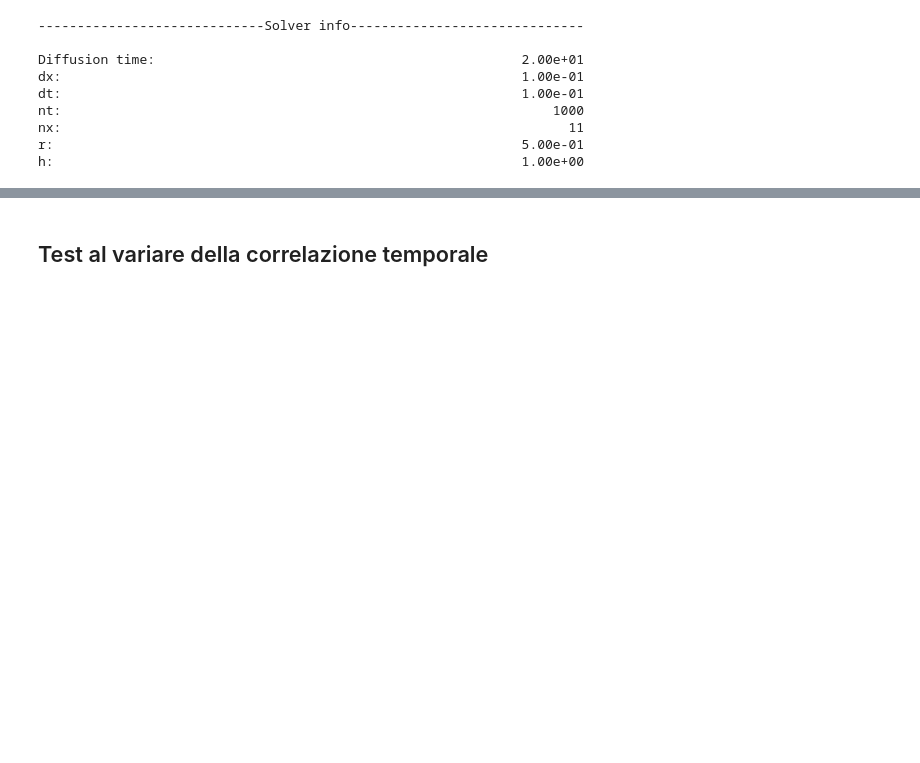
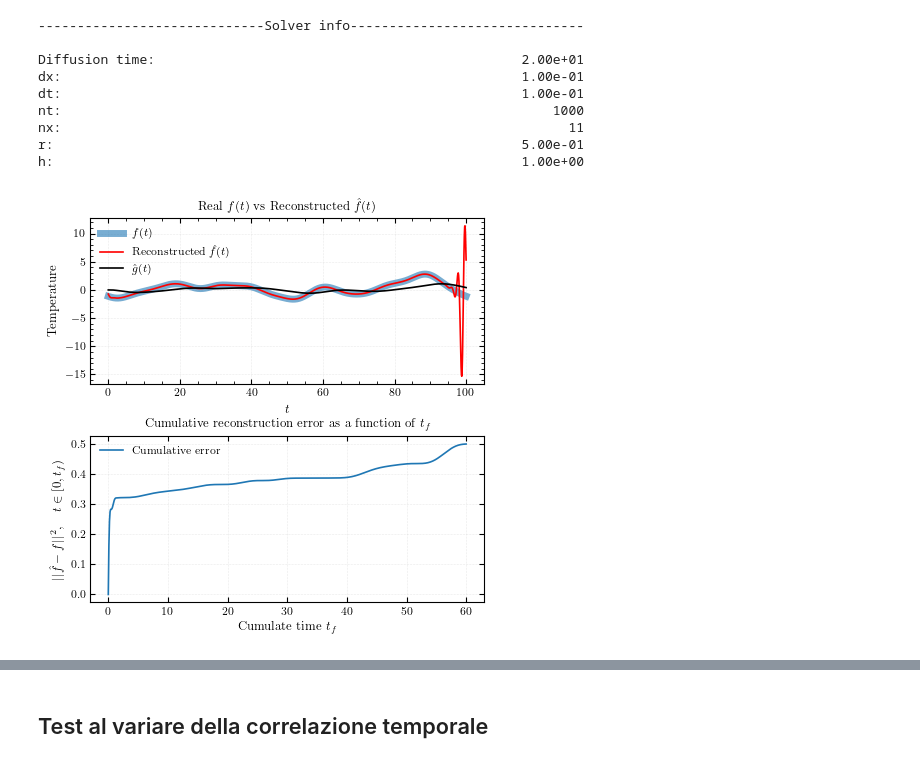
Before and after one commit to Sparisi01/RPM_implementation, a Jupyter notebook: test_tikhonov.ipynb, the cells around one changed output, grey strips where cells are left out. Cells and saved outputs as stored; diff of their text form; code cells hidden in the pictures; blank space fills up the shorter version.

```diff
--- a/test_tikhonov.ipynb
+++ b/test_tikhonov.ipynb
@@ -6,6 +6,41 @@ from src.heat1D_crank_nicolson_solver import Heat1DCrankNicolson
 
 plt.style.use("styles/plots.mplstyle")
 np.random.seed(42)
+# %%
+def reconstruction_error_plot(f,g,f_rec, t_array, n_cut = None):
+
+    nt = np.size(t_array)
+
+    if n_cut is None or n_cut == 0:
+        n_cut = 1
+
+    fig, axes = plt.subplots(2,1, figsize=(4.4,4.4))
+    ax1, ax2 = axes
+
+    ax1.plot(t_array, f, label=r"$f(t)$", lw=5, alpha=0.6)
+    ax1.plot(t_array, f_rec, label=r"Reconstructed $\hat{f}(t)$", c="r")
+    ax1.plot(t_array, g, label=r"$\hat{g}(t)$", c="k")
+    ax1.set_xlabel(r"$t$")
+    ax1.set_ylabel("Temperature")
+    ax1.set_title(r"Real $f(t)$ vs Reconstructed $\hat{f}(t)$")
+    ax1.grid()
+    #ax1.ylim([np.min(f_reconstructed[:-n_eff])*1.2, np.max(f_reconstructed[:-n_eff])*1.2])
+    ax1.legend()
+    ax1.minorticks_on()
+
+    loss_array = np.zeros(nt)
+
+    for n in range(nt):
+        loss_array[n] = np.linalg.norm(f[0:n] - f_rec[0:n])**2
+
+    ax2.plot(t_array[:-n_cut], loss_array[:-n_cut], label="Cumulative error")
+    ax2.set_ylabel(r"$||\hat{f} - f||^2, \hspace{1em} t \in [0,t_f)$")
+    ax2.set_xlabel(r"Cumulate time $t_f$")
+    ax2.set_title(r"Cumulative reconstruction error as a function of $t_f$")
+    ax2.legend()
+    ax2.grid()
+
+    return loss_array, fig, axes
 # %%
 # Parametri simulazione
 L = 1
@@ -31,11 +69,15 @@ nx:                                                                 11
 r:                                                            5.00e-01
 h:                                                            1.00e+00
 # %%
+# Testing reconstruction without any sensor distorsion
+
 f_generator = FunctionsGenerator(solver.t_array, l=5)
-f = f_generator.generate_from_white_noise()
+
+f = f_generator.generate_from_white_noise(42)
 g = solver.solve(f)[solver.nx-1,:]
 
-from src.tikhonov_handler import TikhonovHandler
-th = TikhonovHandler(solver)
+f_reconstructed = th.regularize(g, lambda_reg=1e-2, regularization_type_="closed", maxiter=100)
 
-f_reconstructed = th.regularize(g, lambda_reg=1e-8, regularization_type_="fft", maxiter=100)
+_, _ ,_ = reconstruction_error_plot(f,g,f_reconstructed,solver.t_array,n_cut= 400)
+# %% [output]
+[figure, added]
```
Also changed, not shown: parts of 7 cells of this notebook, 4 other files.
